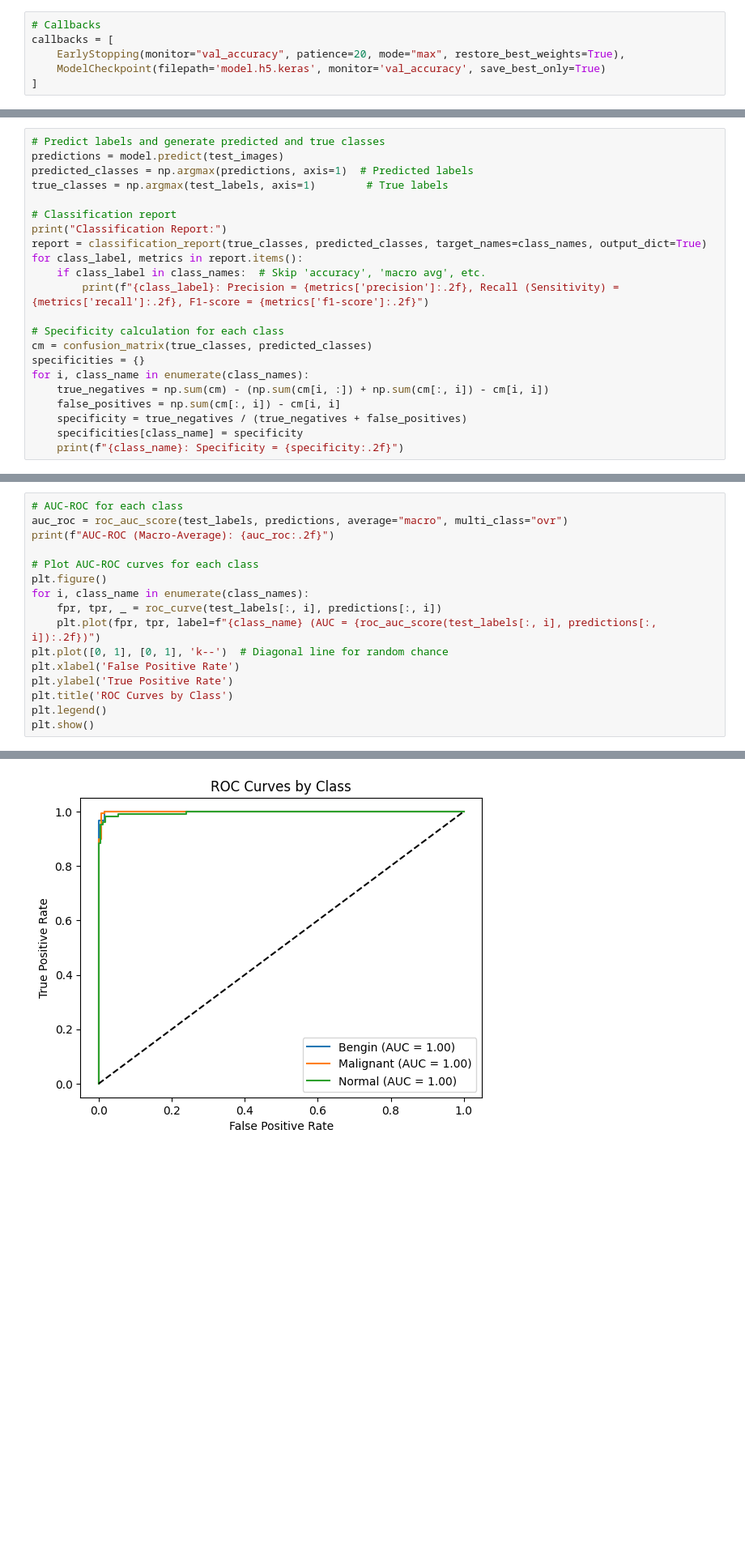
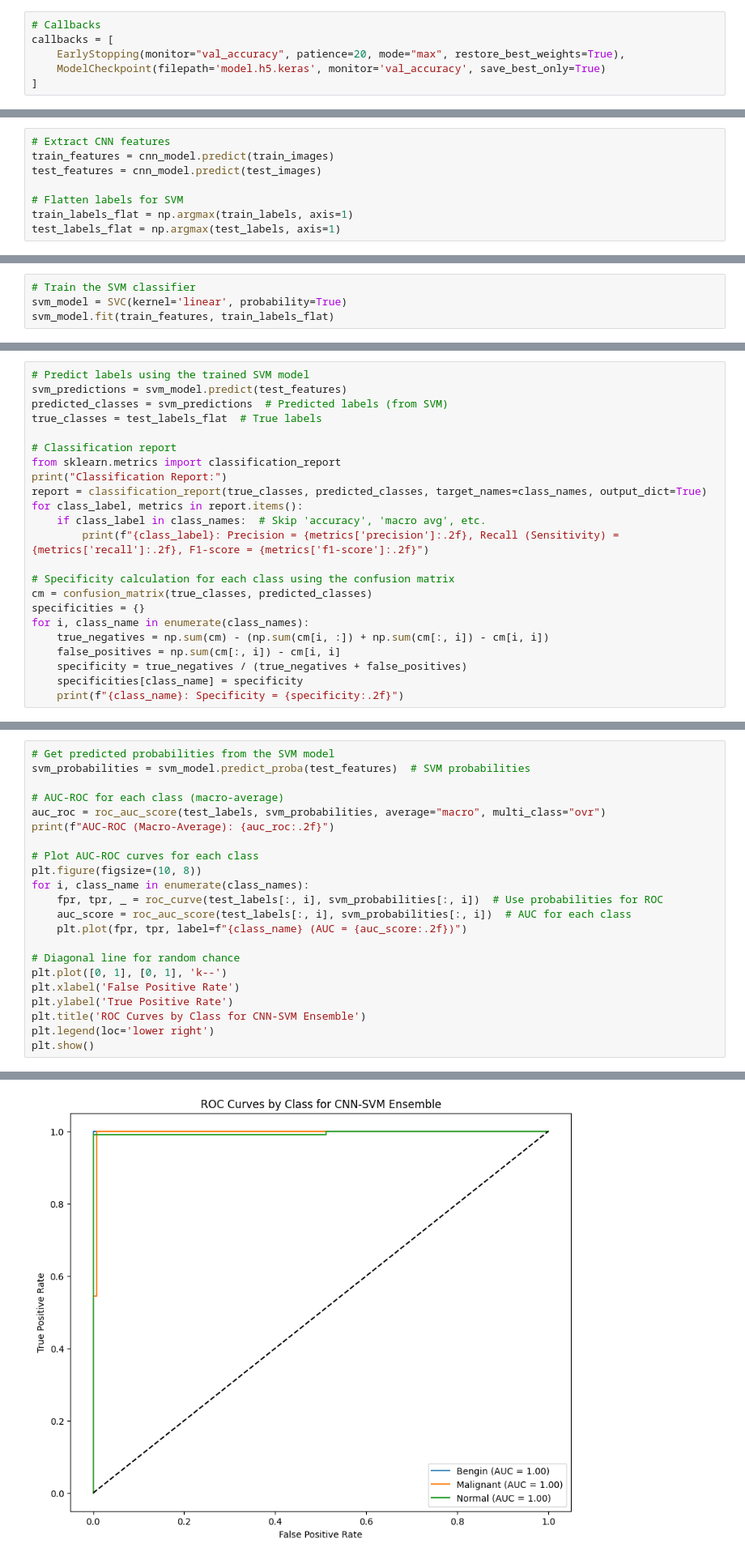
Before and after one commit to lakshayae162/Project-1, a Jupyter notebook: Ensembler_Lung_Cancer.ipynb, the cells around one changed output, grey strips where cells are left out. Shown at 81% size. Saved outputs shown, nothing was run; the diff lists cells and outputs as text; blank space fills up the shorter version.

```diff
--- a/Ensembler_Lung_Cancer.ipynb
+++ b/Ensembler_Lung_Cancer.ipynb
@@ -187,0 +187,8 @@ Test Loss: 0.11025375872850418, Test Accuracy: 0.9818181991577148
+# %%
+# Extract CNN features
+train_features = cnn_model.predict(train_images)
+test_features = cnn_model.predict(test_images)
+
+# Flatten labels for SVM
+train_labels_flat = np.argmax(train_labels, axis=1)
+test_labels_flat = np.argmax(test_labels, axis=1)
@@ -187,0 +198,4 @@ Test Loss: 0.11025375872850418, Test Accuracy: 0.9818181991577148
+# %%
+# Train the SVM classifier
+svm_model = SVC(kernel='linear', probability=True)
+svm_model.fit(train_features, train_labels_flat)
@@ -209,17 +252,18 @@ plt.show()
 # %%
-# Predict labels and generate predicted and true classes
-predictions = model.predict(test_images)
-predicted_classes = np.argmax(predictions, axis=1)  # Predicted labels
-true_classes = np.argmax(test_labels, axis=1)        # True labels
+# Predict labels using the trained SVM model
+svm_predictions = svm_model.predict(test_features)
+predicted_classes = svm_predictions  # Predicted labels (from SVM)
+true_classes = test_labels_flat  # True labels
 
 # Classification report
+from sklearn.metrics import classification_report
 print("Classification Report:")
 report = classification_report(true_classes, predicted_classes, target_names=class_names, output_dict=True)
 for class_label, metrics in report.items():
     if class_label in class_names:  # Skip 'accuracy', 'macro avg', etc.
         print(f"{class_label}: Precision = {metrics['precision']:.2f}, Recall (Sensitivity) = {metrics['recall']:.2f}, F1-score = {metrics['f1-score']:.2f}")
 
-# Specificity calculation for each class
+# Specificity calculation for each class using the confusion matrix
 cm = confusion_matrix(true_classes, predicted_classes)
 specificities = {}
 for i, class_name in enumerate(class_names):
@@ -240,19 +283,25 @@ Normal: Specificity = 0.98
 # %%
-# AUC-ROC for each class
-auc_roc = roc_auc_score(test_labels, predictions, average="macro", multi_class="ovr")
+# Get predicted probabilities from the SVM model
+svm_probabilities = svm_model.predict_proba(test_features)  # SVM probabilities
+
+# AUC-ROC for each class (macro-average)
+auc_roc = roc_auc_score(test_labels, svm_probabilities, average="macro", multi_class="ovr")
 print(f"AUC-ROC (Macro-Average): {auc_roc:.2f}")
 
 # Plot AUC-ROC curves for each class
-plt.figure()
+plt.figure(figsize=(10, 8))
 for i, class_name in enumerate(class_names):
-    fpr, tpr, _ = roc_curve(test_labels[:, i], predictions[:, i])
-    plt.plot(fpr, tpr, label=f"{class_name} (AUC = {roc_auc_score(test_labels[:, i], predictions[:, i]):.2f})")
-plt.plot([0, 1], [0, 1], 'k--')  # Diagonal line for random chance
+    fpr, tpr, _ = roc_curve(test_labels[:, i], svm_probabilities[:, i])  # Use probabilities for ROC
+    auc_score = roc_auc_score(test_labels[:, i], svm_probabilities[:, i])  # AUC for each class
+    plt.plot(fpr, tpr, label=f"{class_name} (AUC = {auc_score:.2f})")
+
+# Diagonal line for random chance
+plt.plot([0, 1], [0, 1], 'k--')
 plt.xlabel('False Positive Rate')
 plt.ylabel('True Positive Rate')
-plt.title('ROC Curves by Class')
-plt.legend()
+plt.title('ROC Curves by Class for CNN-SVM Ensemble')
+plt.legend(loc='lower right')
 plt.show()
 # %% [output]
 AUC-ROC (Macro-Average): 1.00
-[figure, old version]
+[figure, new version]
```
Also changed, not shown: parts of 21 cells of this notebook.
